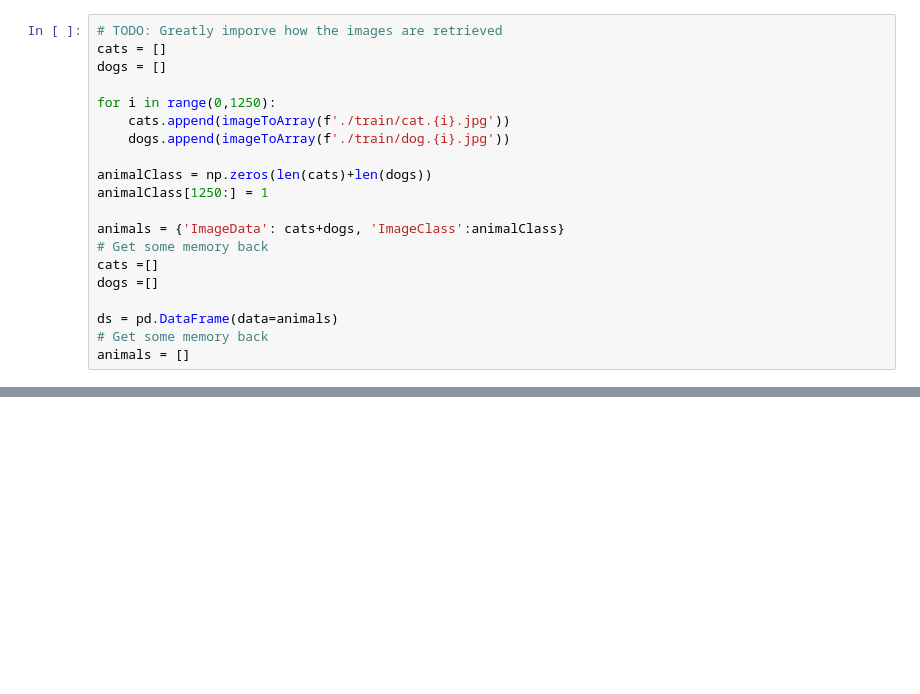
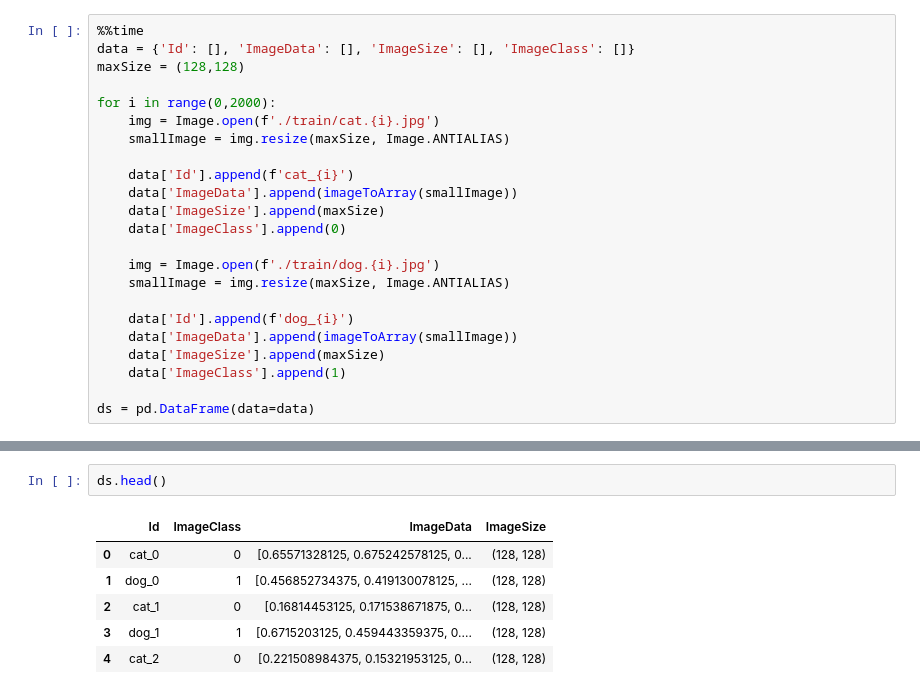
Before and after one commit to SMU-ML-2017/Project3, a Jupyter notebook: Project3 ML.ipynb, the cells around one changed output, grey strips where cells are left out. Drawn from its saved outputs; the diff is of its cells as text; blank space fills up the shorter version.

```diff
--- a/Project3 ML.ipynb
+++ b/Project3 ML.ipynb
@@ -24,20 +26,23 @@ def imageToArray(imgPath):
-# %%
-# TODO: Greatly imporve how the images are retrieved
-cats = []
-dogs = []
-
-for i in range(0,1250):
-    cats.append(imageToArray(f'./train/cat.{i}.jpg'))
-    dogs.append(imageToArray(f'./train/dog.{i}.jpg'))
-
-animalClass = np.zeros(len(cats)+len(dogs))
-animalClass[1250:] = 1
-
-animals = {'ImageData': cats+dogs, 'ImageClass':animalClass}
-# Get some memory back
-cats =[]
-dogs =[]
-
-ds = pd.DataFrame(data=animals)
-# Get some memory back
-animals = []
+# %%
+%%time
+data = {'Id': [], 'ImageData': [], 'ImageSize': [], 'ImageClass': []}
+maxSize = (128,128)
+
+for i in range(0,2000):
+    img = Image.open(f'./train/cat.{i}.jpg')
+    smallImage = img.resize(maxSize, Image.ANTIALIAS)
+
+    data['Id'].append(f'cat_{i}')
+    data['ImageData'].append(imageToArray(smallImage))
+    data['ImageSize'].append(maxSize)
+    data['ImageClass'].append(0)
+
+    img = Image.open(f'./train/dog.{i}.jpg')
+    smallImage = img.resize(maxSize, Image.ANTIALIAS)
+
+    data['Id'].append(f'dog_{i}')
+    data['ImageData'].append(imageToArray(smallImage))
+    data['ImageSize'].append(maxSize)
+    data['ImageClass'].append(1)
+
+ds = pd.DataFrame(data=data)
@@ -44,3 +52,12 @@ animals = []
+# %%
+ds.head()
+# %% [output]
+|  | Id | ImageClass | ImageData | ImageSize |
+| 0 | cat_0 | 0 | [0.65571328125, 0.675242578125, 0... | (128, 128) |
+| 1 | dog_0 | 1 | [0.456852734375, 0.419130078125, ... | (128, 128) |
+| 2 | cat_1 | 0 | [0.16814453125, 0.171538671875, 0... | (128, 128) |
+| 3 | dog_1 | 1 | [0.6715203125, 0.459443359375, 0.... | (128, 128) |
+| 4 | cat_2 | 0 | [0.221508984375, 0.15321953125, 0... | (128, 128) |
 # %%
 ds.info()
 # %% [output]
```
Also changed, not shown: parts of 10 cells of this notebook, 1 other file.
